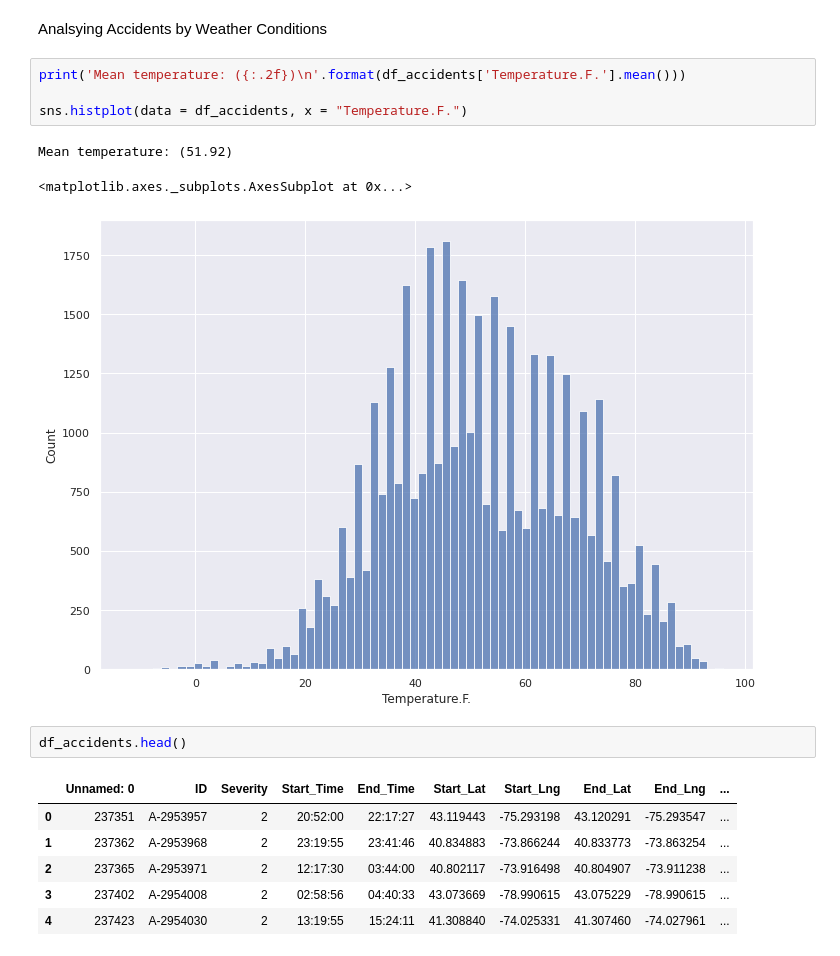
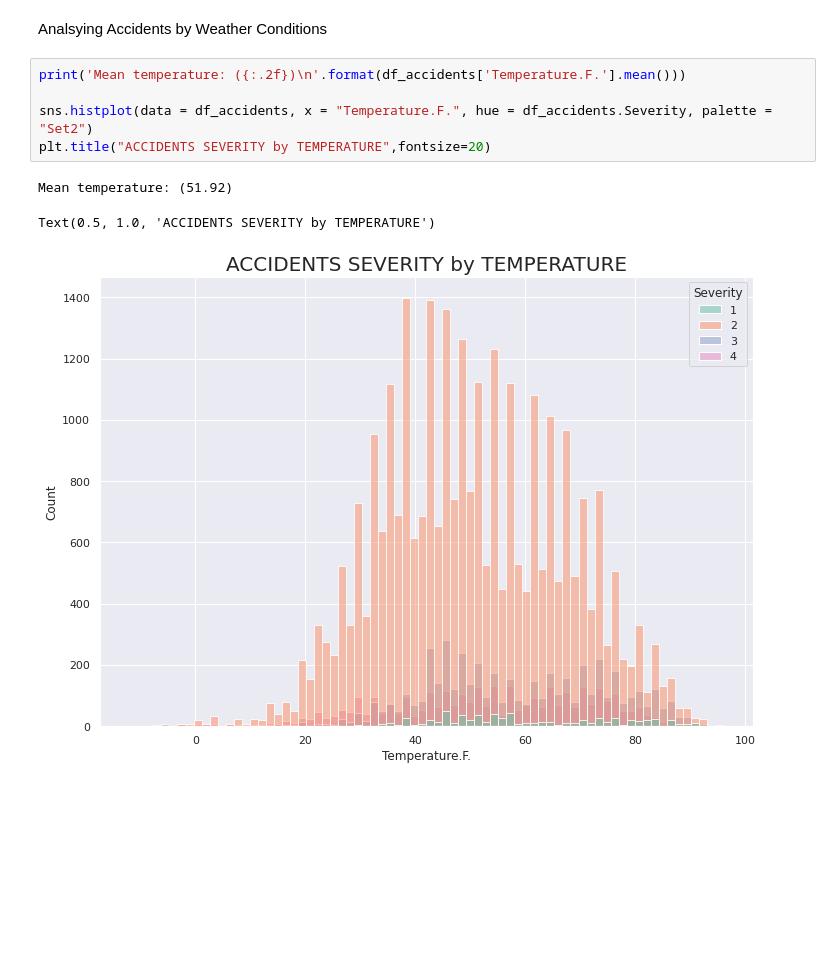
Before and after one commit to bmatore/inft6201, a Jupyter notebook: Data_Analysis_Report_Group_12.ipynb, the cells around one changed output. Saved outputs shown, nothing was run; the diff lists cells and outputs as text; blank space fills up the shorter version.

```diff
--- a/Data_Analysis_Report_Group_12.ipynb
+++ b/Data_Analysis_Report_Group_12.ipynb
@@ -161,17 +186,9 @@ Analsying Accidents by Weather Conditions
 # %%
 print('Mean temperature: ({:.2f})\n'.format(df_accidents['Temperature.F.'].mean()))
 
-sns.histplot(data = df_accidents, x = "Temperature.F.")
+sns.histplot(data = df_accidents, x = "Temperature.F.", hue = df_accidents.Severity, palette = "Set2")
+plt.title("ACCIDENTS SEVERITY by TEMPERATURE",fontsize=20)
 # %% [output]
 Mean temperature: (51.92)
-<matplotlib.axes._subplots.AxesSubplot at 0x...>
+Text(0.5, 1.0, 'ACCIDENTS SEVERITY by TEMPERATURE')
-[figure, old version]
+[figure, new version]
-# %%
-df_accidents.head()
-# %% [output]
-|  | Unnamed: 0 | ID | Severity | Start_Time | End_Time | Start_Lat | Start_Lng | End_Lat | End_Lng | ... |
-| 0 | 237351 | A-2953957 | 2 | 20:52:00 | 22:17:27 | 43.119443 | -75.293198 | 43.120291 | -75.293547 | ... |
-| 1 | 237362 | A-2953968 | 2 | 23:19:55 | 23:41:46 | 40.834883 | -73.866244 | 40.833773 | -73.863254 | ... |
-| 2 | 237365 | A-2953971 | 2 | 12:17:30 | 03:44:00 | 40.802117 | -73.916498 | 40.804907 | -73.911238 | ... |
-| 3 | 237402 | A-2954008 | 2 | 02:58:56 | 04:40:33 | 43.073669 | -78.990615 | 43.075229 | -78.990615 | ... |
-| 4 | 237423 | A-2954030 | 2 | 13:19:55 | 15:24:11 | 41.308840 | -74.025331 | 41.307460 | -74.027961 | ... |
```
Also changed, not shown: parts of 16 cells of this notebook.
